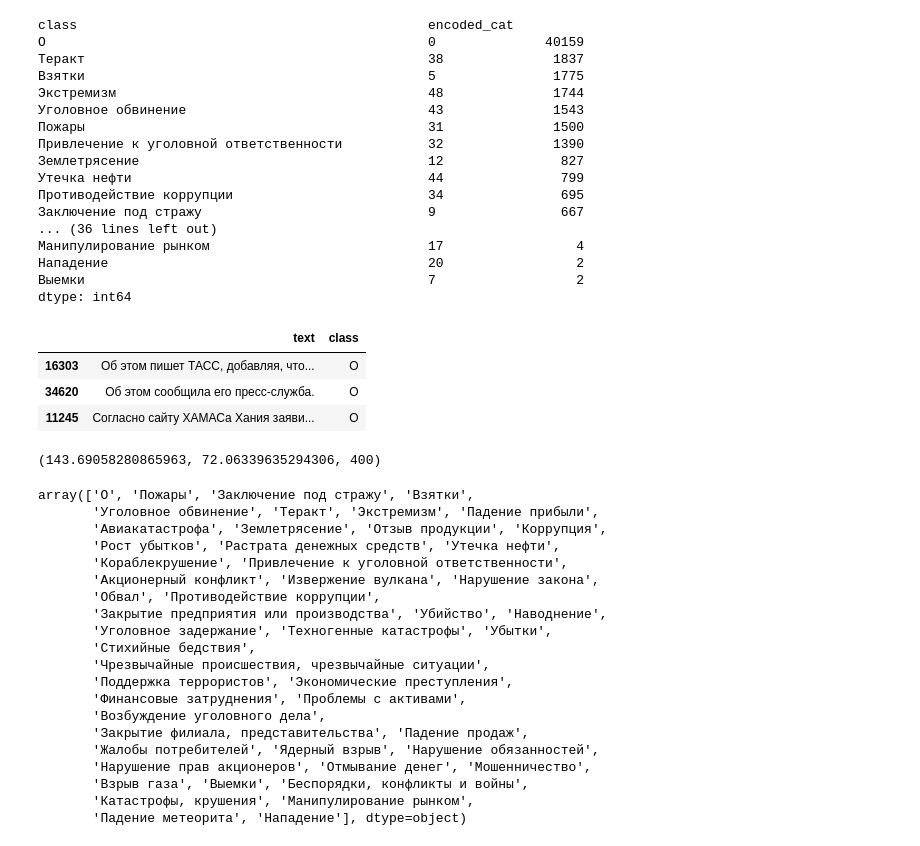
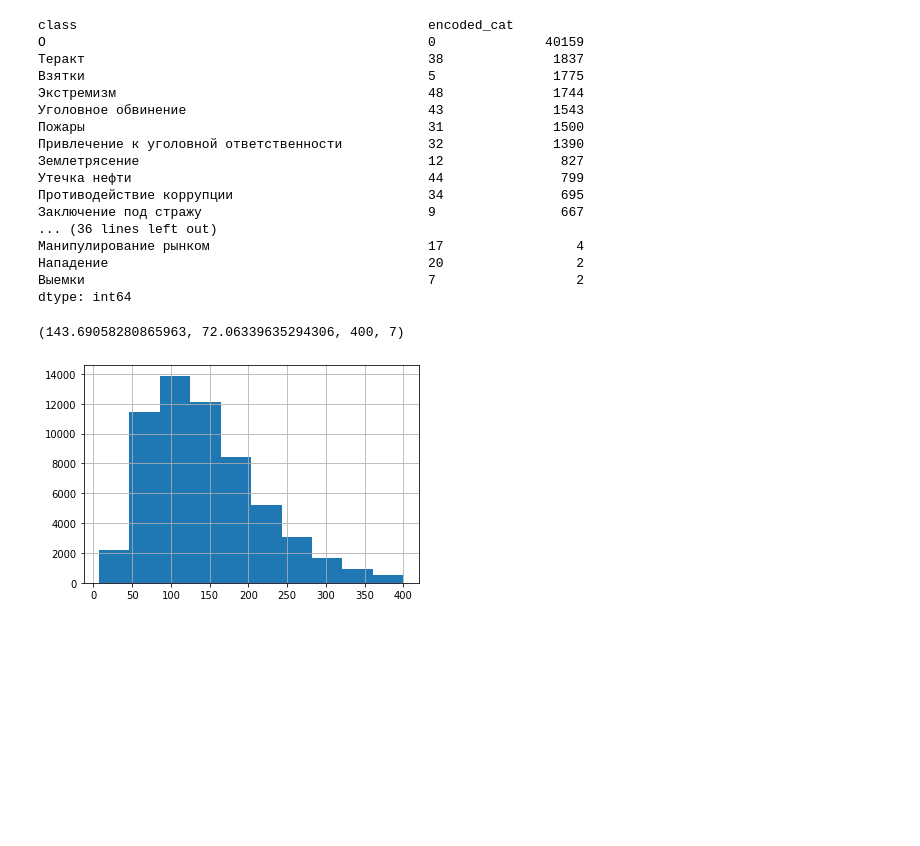
Before and after one commit to Stepan203/Diplom_SkillFactory, a Jupyter notebook: EDA.ipynb, the cells around one changed output. Drawn from its saved outputs; the diff is of its cells as text; code cells hidden in the pictures; blank space fills up the shorter version.

```diff
--- a/EDA.ipynb
+++ b/EDA.ipynb
@@ -157,40 +131,12 @@ O                                                 0              40159
 Нападение                                         20                 2
 Выемки                                            7                  2
 dtype: int64
-# %%
-test = pd.read_csv('../input/scan-classification-challange/df_test.csv', index_col=0)
-test.sample(3)
-# %% [output]
-|  | text | class |
-| 16303 | Об этом пишет ТАСС, добавляя, что... | O |
-| 34620 | Об этом сообщила его пресс-служба. | O |
-| 11245 | Согласно сайту ХАМАСа Хания заяви... | O |
 # %%
-#Средняя длина, стандартное отклонение, макс.длина столбца text
+# Средняя длина, стандартное отклонение, макс.длина столбца, мин.длина стобца text по количеству символов
+#
 lens = train.text.str.len()
-lens.mean(), lens.std(), lens.max()
+lens.hist()
+lens.mean(), lens.std(), lens.max(), lens.min()
 # %% [output]
-(143.69058280865963, 72.06339635294306, 400)
+(143.69058280865963, 72.06339635294306, 400, 7)
+[figure, added]
-# %%
-pd.unique(train['class'])
-# %% [output]
-array(['O', 'Пожары', 'Заключение под стражу', 'Взятки',
-       'Уголовное обвинение', 'Теракт', 'Экстремизм', 'Падение прибыли',
-       'Авиакатастрофа', 'Землетрясение', 'Отзыв продукции', 'Коррупция',
-       'Рост убытков', 'Растрата денежных средств', 'Утечка нефти',
-       'Кораблекрушение', 'Привлечение к уголовной ответственности',
-       'Акционерный конфликт', 'Извержение вулкана', 'Нарушение закона',
-       'Обвал', 'Противодействие коррупции',
-       'Закрытие предприятия или производства', 'Убийство', 'Наводнение',
-       'Уголовное задержание', 'Техногенные катастрофы', 'Убытки',
-       'Стихийные бедствия',
-       'Чрезвычайные происшествия, чрезвычайные ситуации',
-       'Поддержка террористов', 'Экономические преступления',
-       'Финансовые затруднения', 'Проблемы с активами',
-       'Возбуждение уголовного дела',
-       'Закрытие филиала, представительства', 'Падение продаж',
-       'Жалобы потребителей', 'Ядерный взрыв', 'Нарушение обязанностей',
-       'Нарушение прав акционеров', 'Отмывание денег', 'Мошенничество',
-       'Взрыв газа', 'Выемки', 'Беспорядки, конфликты и войны',
-       'Катастрофы, крушения', 'Манипулирование рынком',
-       'Падение метеорита', 'Нападение'], dtype=object)
```
Also changed, not shown: parts of 22 cells of this notebook.
